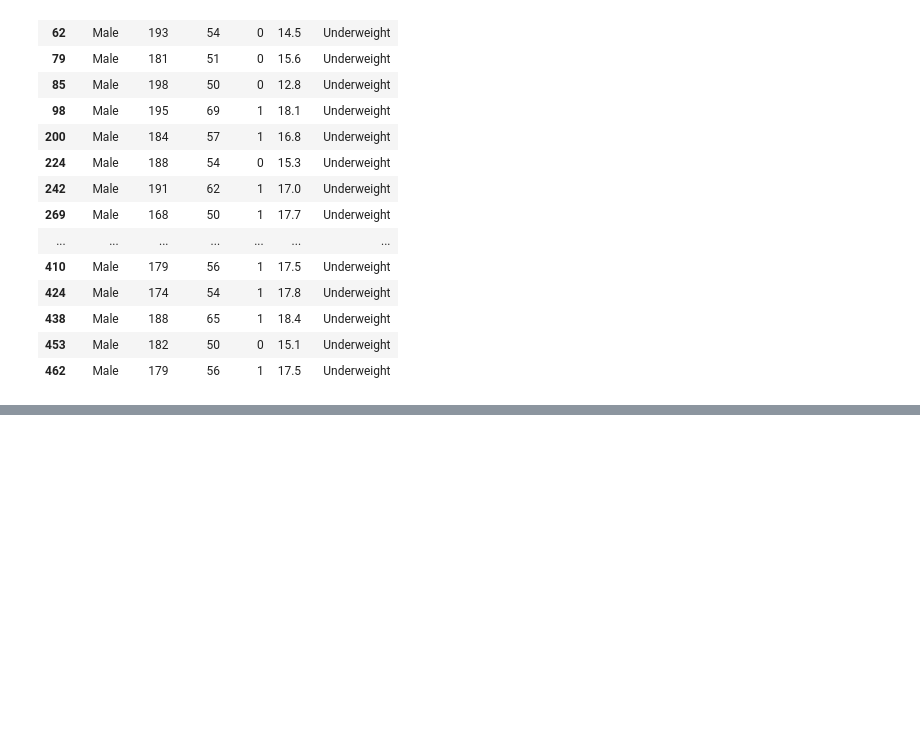
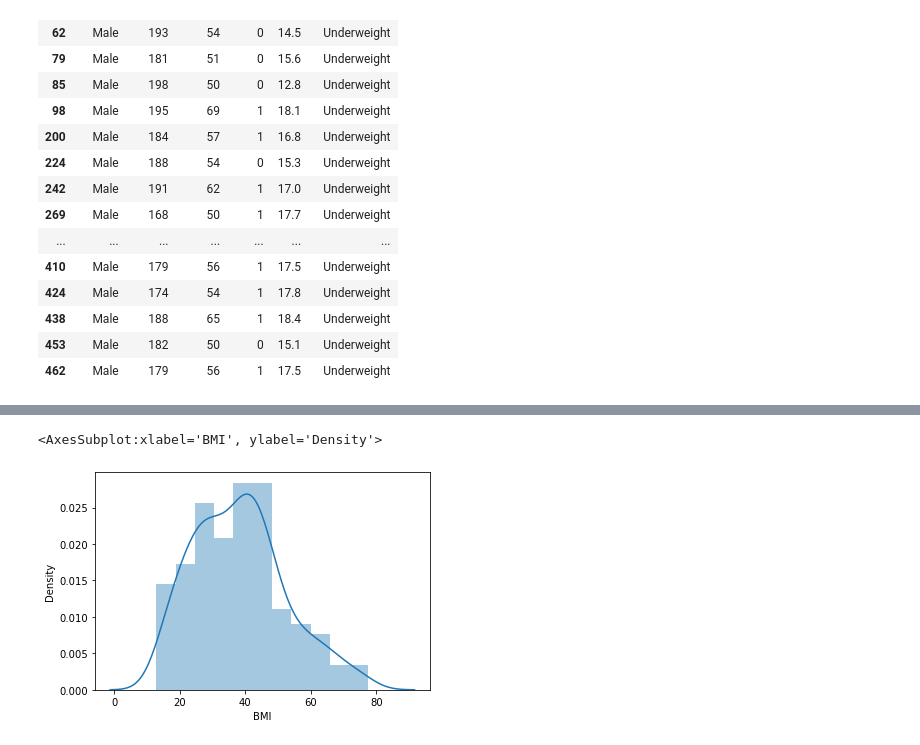
Before and after one commit to Forcystus91/Strive_challenge, a Jupyter notebook: strve_nutrition.ipynb, the cells around one changed output, grey strips where cells are left out. Drawn from its saved outputs; the diff is of its cells as text; code cells hidden in the pictures; blank space fills up the shorter version.

```diff
--- a/strve_nutrition.ipynb
+++ b/strve_nutrition.ipynb
@@ -202,0 +222,6 @@ ValueError: could not convert string to float: 'Male'
+# %%
+sns.distplot(data_male["BMI"])
+# distribution of the BMI through the data
+# %% [output]
+<AxesSubplot:xlabel='BMI', ylabel='Density'>
+[figure, added]
```
Also changed, not shown: parts of 5 cells of this notebook.
